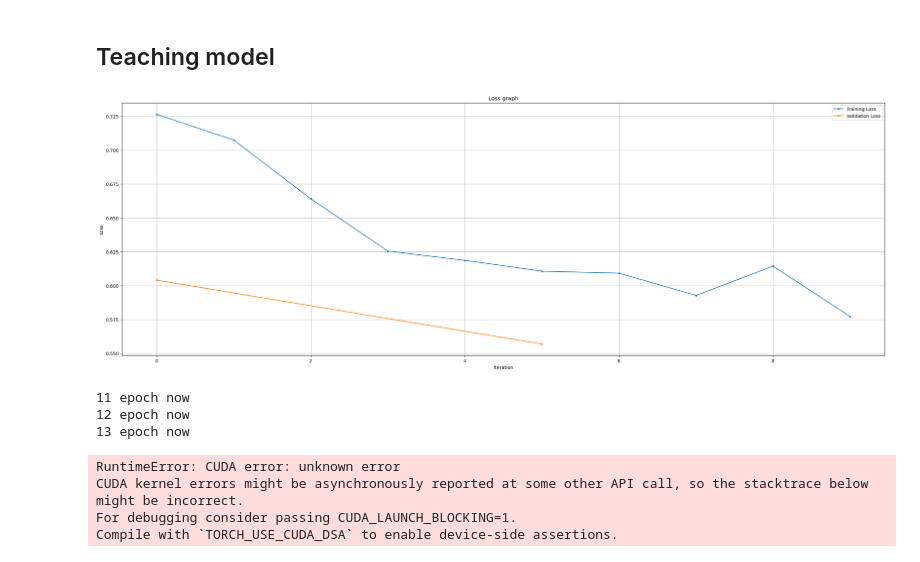
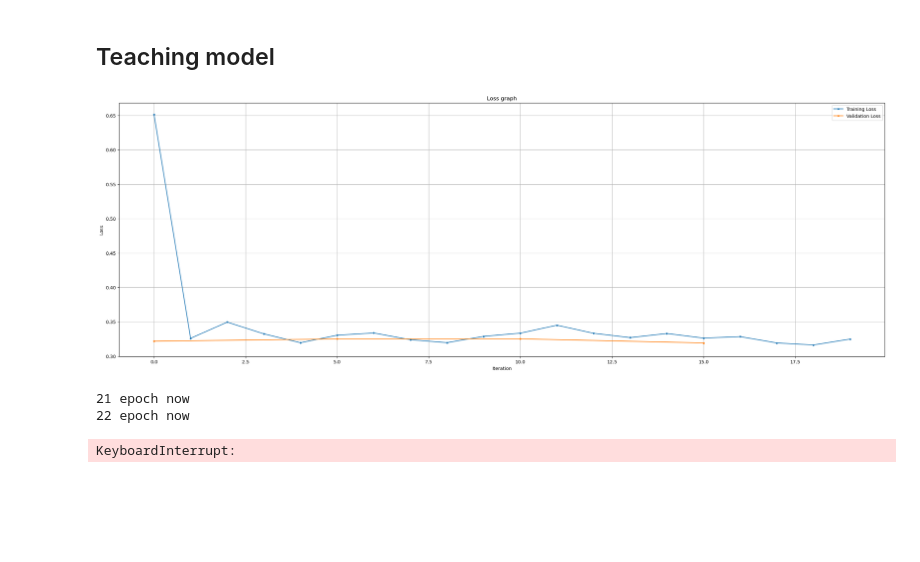
Before and after one commit to sodeeplearning/Net-Nomera, a Jupyter notebook: teaching.ipynb, the cells around one changed output. Cells and saved outputs as stored; diff of their text form; code cells hidden in the pictures; blank space fills up the shorter version.

```diff
--- a/teaching.ipynb
+++ b/teaching.ipynb
@@ -227,28 +238,24 @@ st_model = ST.Model_Using(model = model,
 # %%
 st_model.Train(
     train_X = train_X,
     train_y = train_y,
     val_X = val_X,
     val_y = val_y,
     num_of_epochs = 30,
-    learning_rate = 1e-3,
+    learning_rate = 1e-1,
     batch_size = 10,
     loss_func = torch.nn.CrossEntropyLoss(),
     use_reg = False,
     reg_level = 2,
     optimizer = 1,
     is_sched_use = True,
-    scheduler_freq = 50,
+    scheduler_freq = 5,
     scheduler_gamma = 0.5,
     val_every = 5,
     show_every = 5,
 )
 # %% [output]
-[figure, old version]
+[figure, new version]
-11 epoch now
-12 epoch now
-13 epoch now
+21 epoch now
+22 epoch now
-RuntimeError: CUDA error: unknown error
-CUDA kernel errors might be asynchronously reported at some other API call, so the stacktrace below might be incorrect.
-For debugging consider passing CUDA_LAUNCH_BLOCKING=1.
-Compile with `TORCH_USE_CUDA_DSA` to enable device-side assertions.
+KeyboardInterrupt:
```
Also changed, not shown: parts of 2 cells of this notebook, 1 other file.
